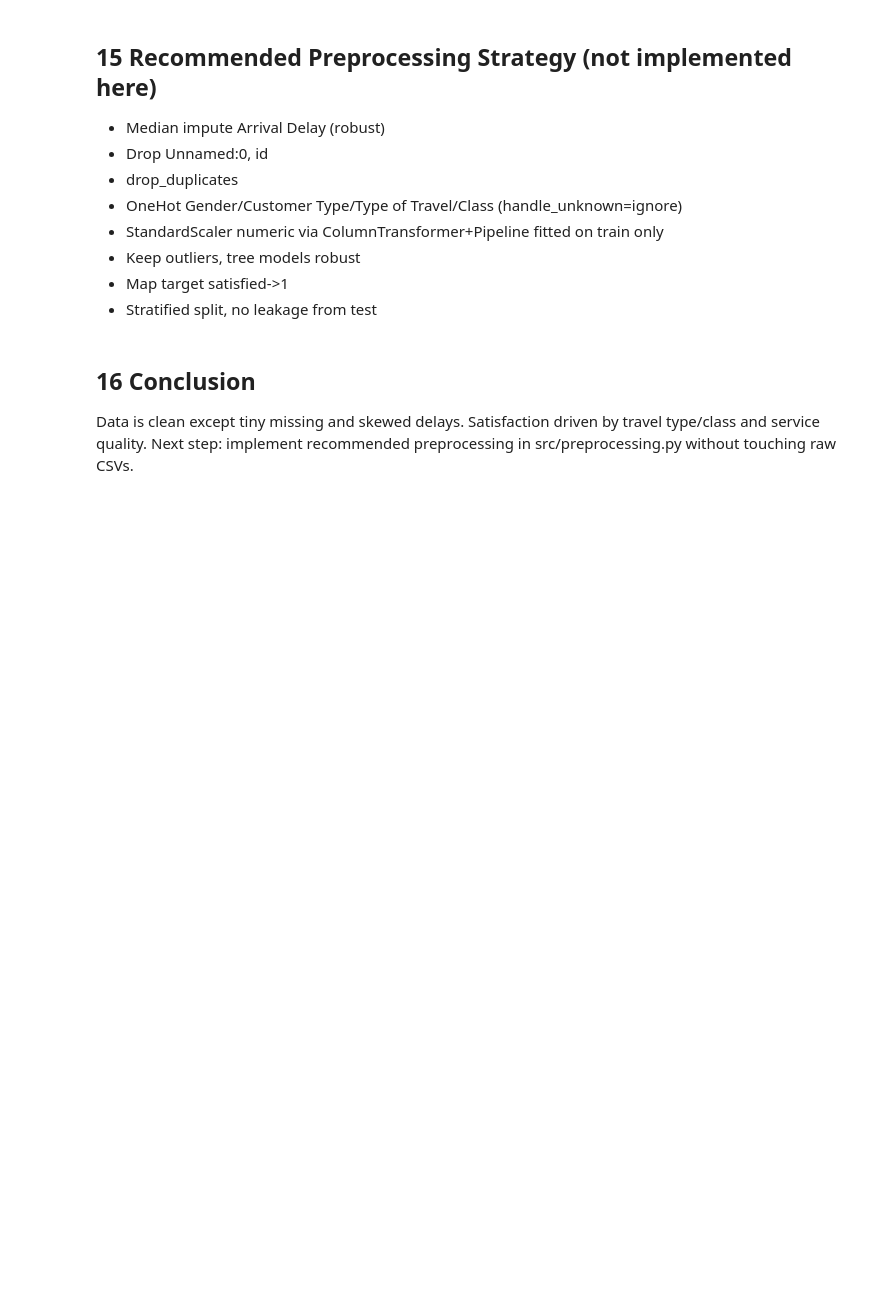
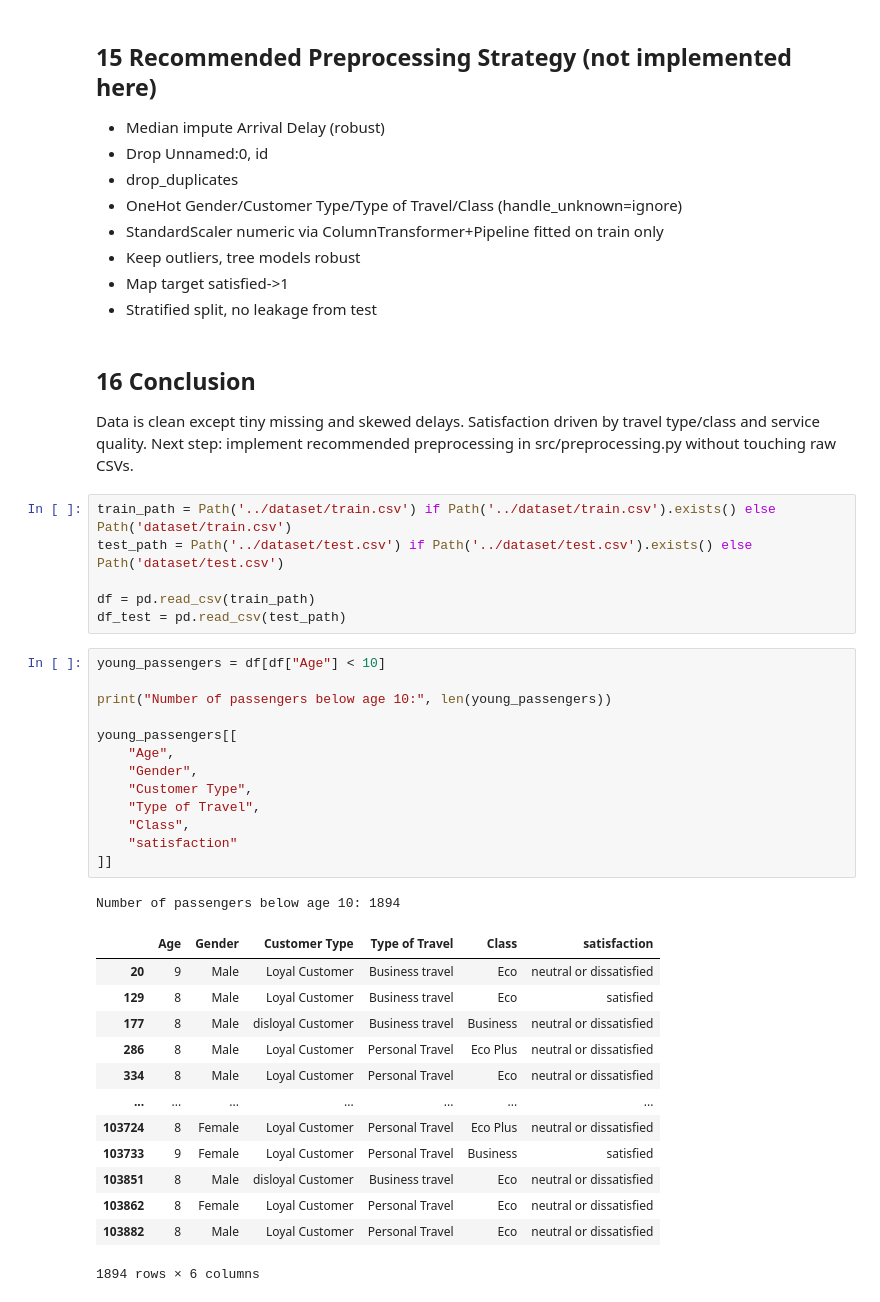
Before and after one commit to Dixitjami/Airline-Passenger-Satisfaction, a Jupyter notebook: notebooks/01_EDA.ipynb, the cells around one changed output. Saved outputs shown, nothing was run; the diff lists cells and outputs as text; blank space fills up the shorter version.

```diff
--- a/notebooks/01_EDA.ipynb
+++ b/notebooks/01_EDA.ipynb
@@ -382,3 +382,37 @@ Passing `palette` without assigning `hue` is deprecated and will be removed in v
 # %% [markdown]
 ## 16 Conclusion
 Data is clean except tiny missing and skewed delays. Satisfaction driven by travel type/class and service quality. Next step: implement recommended preprocessing in src/preprocessing.py without touching raw CSVs.
+# %%
+train_path = Path('../dataset/train.csv') if Path('../dataset/train.csv').exists() else Path('dataset/train.csv')
+test_path = Path('../dataset/test.csv') if Path('../dataset/test.csv').exists() else Path('dataset/test.csv')
+
+df = pd.read_csv(train_path)
+df_test = pd.read_csv(test_path)
+# %%
+young_passengers = df[df["Age"] < 10]
+
+print("Number of passengers below age 10:", len(young_passengers))
+
+young_passengers[[
+    "Age",
+    "Gender",
+    "Customer Type",
+    "Type of Travel",
+    "Class",
+    "satisfaction"
+]]
+# %% [output]
+Number of passengers below age 10: 1894
+|  | Age | Gender | Customer Type | Type of Travel | Class | satisfaction |
+| 20 | 9 | Male | Loyal Customer | Business travel | Eco | neutral or dissatisfied |
+| 129 | 8 | Male | Loyal Customer | Business travel | Eco | satisfied |
+| 177 | 8 | Male | disloyal Customer | Business travel | Business | neutral or dissatisfied |
+| 286 | 8 | Male | Loyal Customer | Personal Travel | Eco Plus | neutral or dissatisfied |
+| 334 | 8 | Male | Loyal Customer | Personal Travel | Eco | neutral or dissatisfied |
+| ... | ... | ... | ... | ... | ... | ... |
+| 103724 | 8 | Female | Loyal Customer | Personal Travel | Eco Plus | neutral or dissatisfied |
+| 103733 | 9 | Female | Loyal Customer | Personal Travel | Business | satisfied |
+| 103851 | 8 | Male | disloyal Customer | Business travel | Eco | neutral or dissatisfied |
+| 103862 | 8 | Female | Loyal Customer | Personal Travel | Eco | neutral or dissatisfied |
+| 103882 | 8 | Male | Loyal Customer | Personal Travel | Eco | neutral or dissatisfied |
+1894 rows × 6 columns
```
Also changed, not shown: parts of 4 cells of this notebook, 2 other files.
